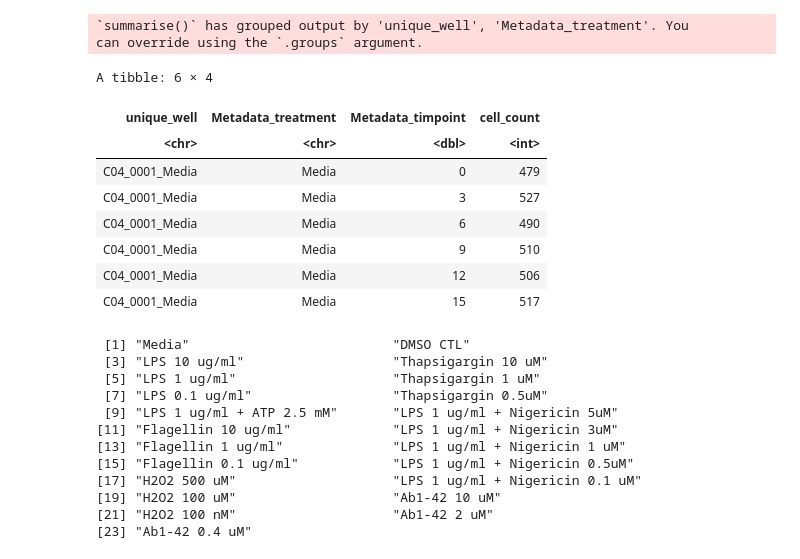
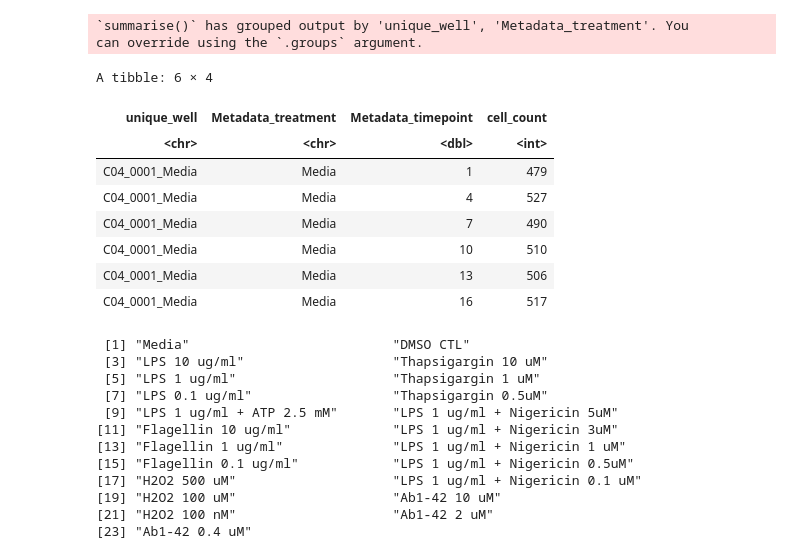
Before and after one commit to MikeLippincott/pyroptosis_live-cell_timelapse, a Jupyter notebook: Wave1_data/5.exploratory_data_analysis/notebooks/4.cell_count_analsis.ipynb, the cells around one changed output. Cells and saved outputs as stored; diff of their text form; code cells hidden in the pictures.

```diff
--- a/Wave1_data/5.exploratory_data_analysis/notebooks/4.cell_count_analsis.ipynb
+++ b/Wave1_data/5.exploratory_data_analysis/notebooks/4.cell_count_analsis.ipynb
@@ -29,8 +29,7 @@ df <- file.path("../../4.processing_profiled_features/data/preprocessed_data/liv
 
 df <- arrow::read_parquet(df,col_select = columns)
 df$well_fov <- paste0(df$Metadata_Well, "_", df$Metadata_FOV)
-df$Metadata_timpoint <- as.numeric(df$Metadata_Time) * 3 # 3 hours
-df$unique_cell <- paste0(df$Metadata_timpoint, "_", df$well_fov, "_", df$Metadata_ImageNumber, "_", df$Metadata_Nuclei_Number_Object_Number)
+df$unique_cell <- paste0(df$Metadata_Time, "_", df$well_fov, "_", df$Metadata_ImageNumber, "_", df$Metadata_Nuclei_Number_Object_Number)
 df$unique_well <- paste0(df$well_fov, "_", df$Metadata_treatment)
 # show all columns in a jupyter notebooks
 print(dim(df))
@@ -56,3 +55,12 @@ A tibble: 6 × 24
 | Ab1-42 0.4 uM | N11 | 652 | 0002 | Ab1-42 | 01 | ... |
 | Ab1-42 0.4 uM | N11 | 652 | 0002 | Ab1-42 | 01 | ... |
 | Ab1-42 0.4 uM | N11 | 652 | 0002 | Ab1-42 | 01 | ... |
+# %%
+# map the timepoints to the actual hour timepoint
+timepoints <- data.frame(
+    reference = c("00", "01", "02", "03", "04", "05", "06", "07", "08", "09", "10", "11", "12", "13", "14", "15", "16", "17"),
+    Metadata_timepoint  = c(1,4,7,10,13,16,19,22,25,28,31,34,37,40,43,46,49,90)
+)
+# map the timepoints to the main df
+df <- df %>% left_join(timepoints, by = c("Metadata_Time" = "reference"))
+head(df)
@@ -59,24 +77,24 @@ A tibble: 6 × 24
 # %%
 # get the cell counts per well per time
 cell_counts <- df %>%
-  group_by(unique_well,Metadata_treatment, Metadata_timpoint) %>%
+  group_by(unique_well,Metadata_treatment, Metadata_timepoint) %>%
   # get the unique cell count per well per time
     summarise(cell_count = n_distinct(unique_cell)) %>%
     ungroup()
 
 head(cell_counts)
 # %% [output]
 `summarise()` has grouped output by 'unique_well', 'Metadata_treatment'. You
 can override using the `.groups` argument.
 A tibble: 6 × 4
-| unique_well | Metadata_treatment | Metadata_timpoint | cell_count |
+| unique_well | Metadata_treatment | Metadata_timepoint | cell_count |
 | <chr> | <chr> | <dbl> | <int> |
-| C04_0001_Media | Media | 0 | 479 |
-| C04_0001_Media | Media | 3 | 527 |
-| C04_0001_Media | Media | 6 | 490 |
-| C04_0001_Media | Media | 9 | 510 |
-| C04_0001_Media | Media | 12 | 506 |
-| C04_0001_Media | Media | 15 | 517 |
+| C04_0001_Media | Media | 1 | 479 |
+| C04_0001_Media | Media | 4 | 527 |
+| C04_0001_Media | Media | 7 | 490 |
+| C04_0001_Media | Media | 10 | 510 |
+| C04_0001_Media | Media | 13 | 506 |
+| C04_0001_Media | Media | 16 | 517 |
 # %%
 unique(cell_counts$Metadata_treatment)
 
```
Also changed, not shown: parts of 6 cells of this notebook, 18 other files.
